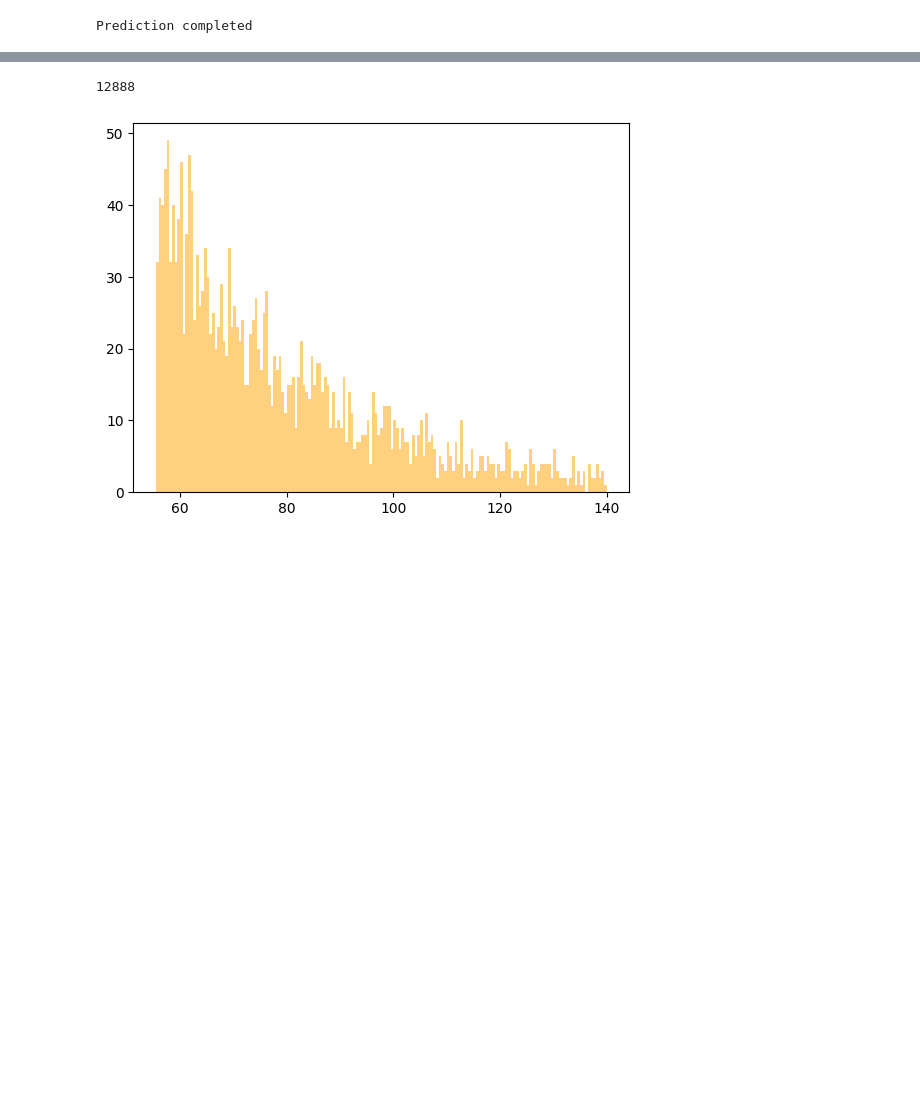
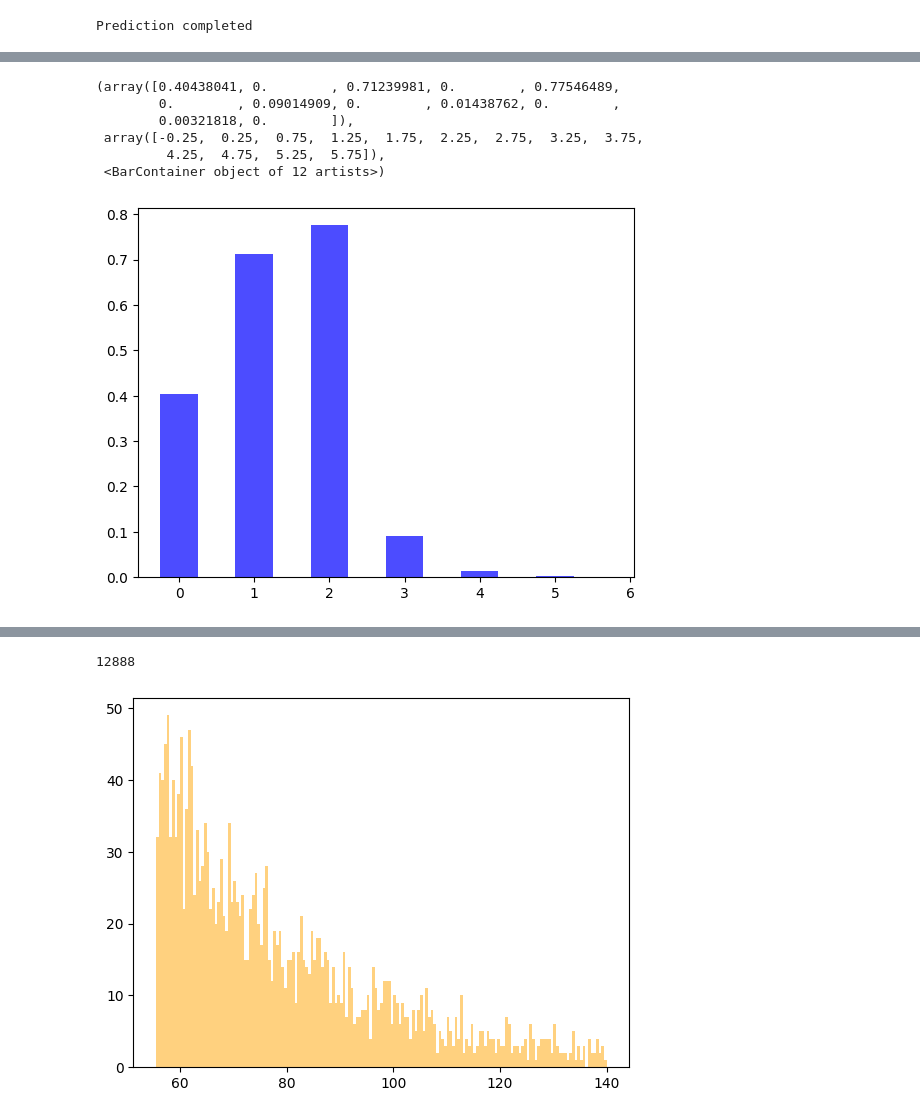
Before and after one commit to Le-Jonas/Masters_project, a Jupyter notebook: ML_lite.ipynb, the cells around one changed output, grey strips where cells are left out. Cells and saved outputs as stored; diff of their text form; code cells hidden in the pictures; blank space fills up the shorter version.

```diff
--- a/ML_lite.ipynb
+++ b/ML_lite.ipynb
@@ -505,2 +480,12 @@ np.float64(0.13508103613310188)
+# %%
+plt.hist(file_mc["eventwise"]["nEgammas"], bins=np.arange(-0.25, 6, 0.5), alpha=0.7, color='blue', density=True)
+# %% [output]
+(array([0.40438041, 0.        , 0.71239981, 0.        , 0.77546489,
+        0.        , 0.09014909, 0.        , 0.01438762, 0.        ,
+        0.00321818, 0.        ]),
+ array([-0.25,  0.25,  0.75,  1.25,  1.75,  2.25,  2.75,  3.25,  3.75,
+         4.25,  4.75,  5.25,  5.75]),
+ <BarContainer object of 12 artists>)
+[figure, added]
 # %%
 mask = predictions_data > 0
```
Also changed, not shown: parts of 22 cells of this notebook, 1 other file.
